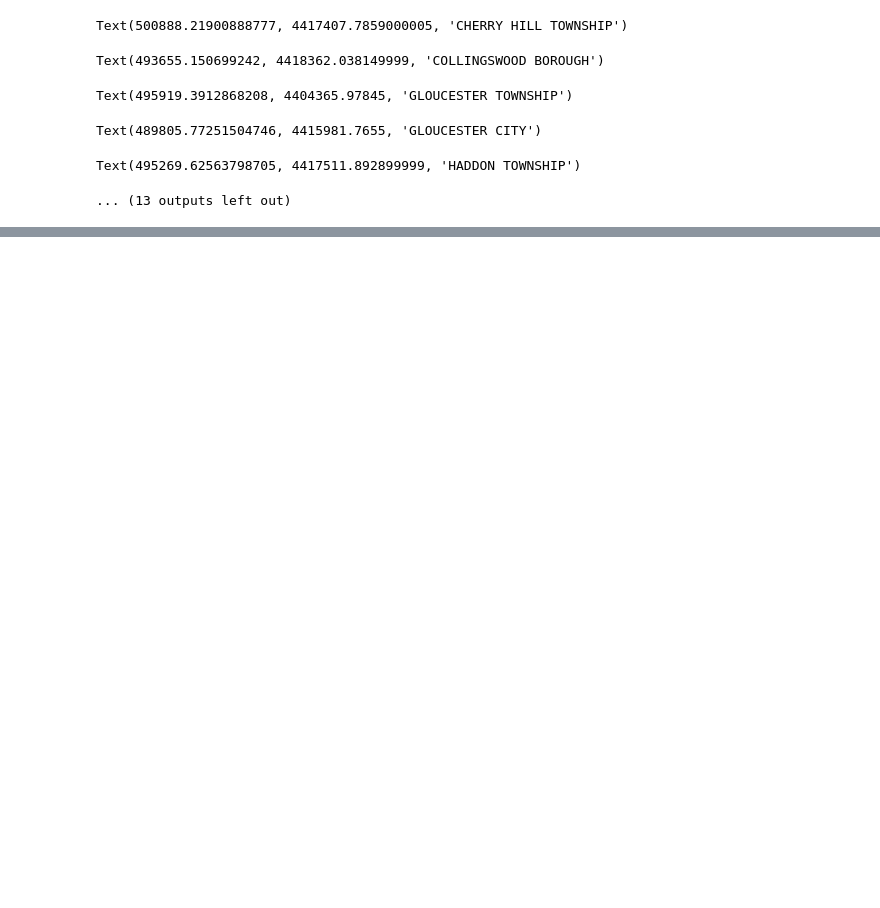
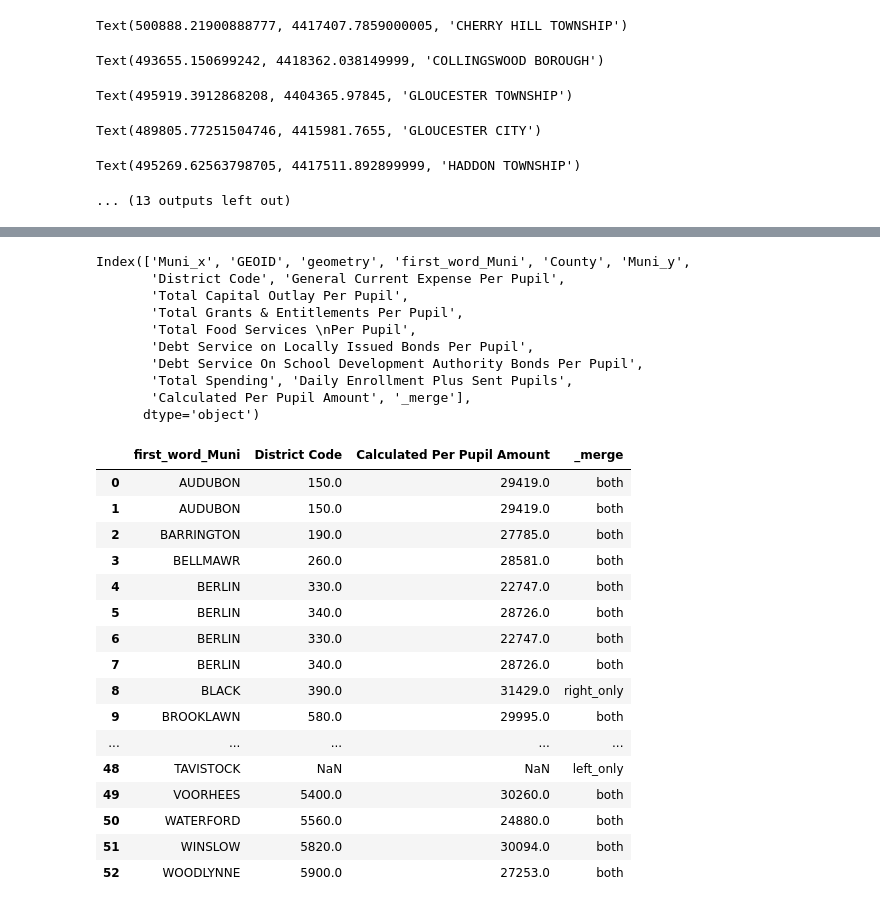
Before and after one commit to MhiyaJ/My-GIS-Stuff, a Jupyter notebook: After School Programs PS2.ipynb, the cells around one changed output, grey strips where cells are left out. Saved outputs shown, nothing was run; the diff lists cells and outputs as text; code cells hidden in the pictures; blank space fills up the shorter version.

```diff
--- a/After School Programs PS2.ipynb
+++ b/After School Programs PS2.ipynb
@@ -906,0 +990,33 @@ fig.show()
+# %%
+#merged newly created columns "first_word_Muni"
+a9 = pd.merge(njMun1, SpeXls, left_on=['first_word_Muni'], right_on=['first_word_Muni'], how='outer', indicator=True)
+a9.columns
+a9[['first_word_Muni','District Code', 'Calculated Per Pupil Amount', '_merge']]
+# %% [output]
+Index(['Muni_x', 'GEOID', 'geometry', 'first_word_Muni', 'County', 'Muni_y',
+       'District Code', 'General Current Expense Per Pupil',
+       'Total Capital Outlay Per Pupil',
+       'Total Grants & Entitlements Per Pupil',
+       'Total Food Services \nPer Pupil',
+       'Debt Service on Locally Issued Bonds Per Pupil',
+       'Debt Service On School Development Authority Bonds Per Pupil',
+       'Total Spending', 'Daily Enrollment Plus Sent Pupils',
+       'Calculated Per Pupil Amount', '_merge'],
+      dtype='object')
+|  | first_word_Muni | District Code | Calculated Per Pupil Amount | _merge |
+| 0 | AUDUBON | 150.0 | 29419.0 | both |
+| 1 | AUDUBON | 150.0 | 29419.0 | both |
+| 2 | BARRINGTON | 190.0 | 27785.0 | both |
+| 3 | BELLMAWR | 260.0 | 28581.0 | both |
+| 4 | BERLIN | 330.0 | 22747.0 | both |
+| 5 | BERLIN | 340.0 | 28726.0 | both |
+| 6 | BERLIN | 330.0 | 22747.0 | both |
+| 7 | BERLIN | 340.0 | 28726.0 | both |
+| 8 | BLACK | 390.0 | 31429.0 | right_only |
+| 9 | BROOKLAWN | 580.0 | 29995.0 | both |
+| ... | ... | ... | ... | ... |
+| 48 | TAVISTOCK | NaN | NaN | left_only |
+| 49 | VOORHEES | 5400.0 | 30260.0 | both |
+| 50 | WATERFORD | 5560.0 | 24880.0 | both |
+| 51 | WINSLOW | 5820.0 | 30094.0 | both |
+| 52 | WOODLYNNE | 5900.0 | 27253.0 | both |
```
Also changed, not shown: parts of 12 cells of this notebook.
